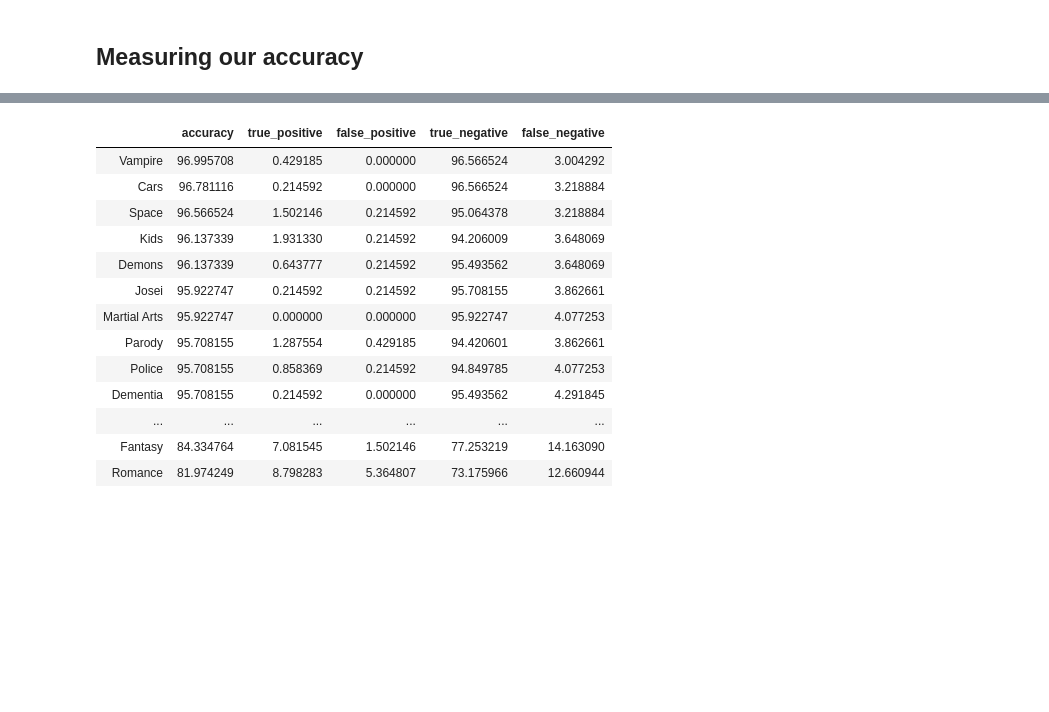
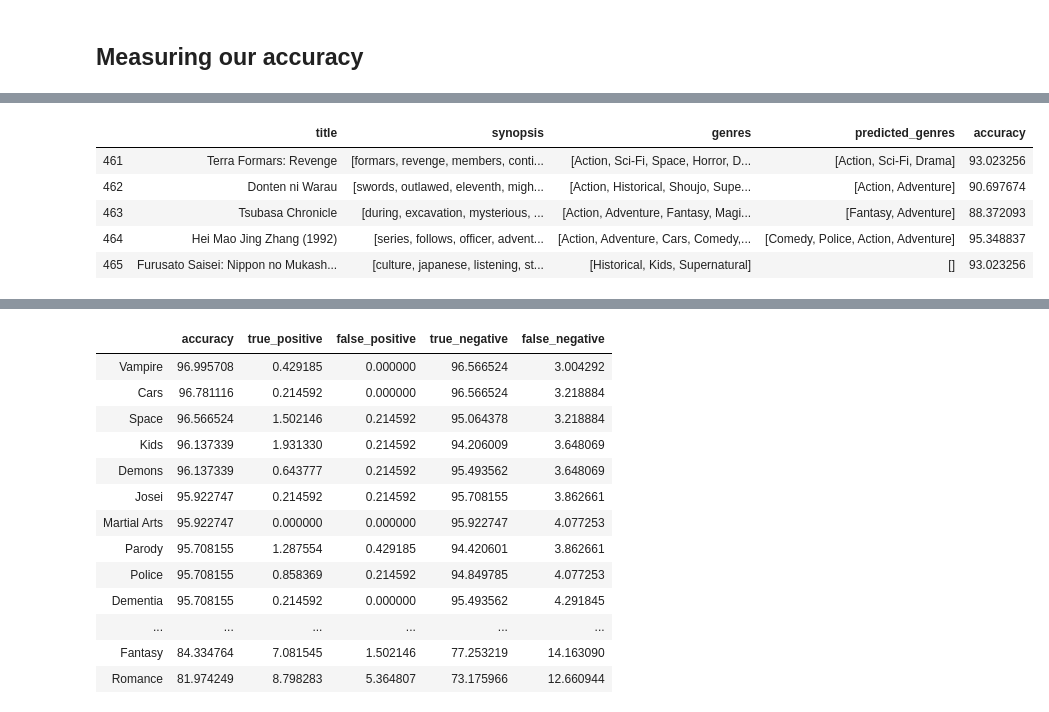
Before and after one commit to MaximeBastion/Anime_Classifier_Bayes, a Jupyter notebook: Anime_Classifier_Bayes.ipynb, the cells around one changed output, grey strips where cells are left out. Drawn from its saved outputs; the diff is of its cells as text; code cells hidden in the pictures; blank space fills up the shorter version.

```diff
--- a/Anime_Classifier_Bayes.ipynb
+++ b/Anime_Classifier_Bayes.ipynb
@@ -712,0 +691,17 @@ Ookamikakushi
+# %%
+# Adds the column "accuracy" to the df, specifying the accuracy (%) of the predicted genres
+# This accuracy is the percentage of genres predicted accurately (N_correct_boolean_values / len(genres))
+def compute_accuracy_per_anime(df):
+    predicted_col_names = [g + "_prediction_is_accurate" for g in genres]
+    # we sum the boolean values on each row, selecting all the columns relative to a genre's prediction status
+    df["accuracy"] = df[predicted_col_names].sum(axis = 1) / len(genres) * 100
+
+compute_accuracy_per_anime(t)
+t[["title", "synopsis", "genres", "predicted_genres", "accuracy"]].tail()
+# %% [output]
+|  | title | synopsis | genres | predicted_genres | accuracy |
+| 461 | Terra Formars: Revenge | [formars, revenge, members, conti... | [Action, Sci-Fi, Space, Horror, D... | [Action, Sci-Fi, Drama] | 93.023256 |
+| 462 | Donten ni Warau | [swords, outlawed, eleventh, migh... | [Action, Historical, Shoujo, Supe... | [Action, Adventure] | 90.697674 |
+| 463 | Tsubasa Chronicle | [during, excavation, mysterious, ... | [Action, Adventure, Fantasy, Magi... | [Fantasy, Adventure] | 88.372093 |
+| 464 | Hei Mao Jing Zhang (1992) | [series, follows, officer, advent... | [Action, Adventure, Cars, Comedy,... | [Comedy, Police, Action, Adventure] | 95.348837 |
+| 465 | Furusato Saisei: Nippon no Mukash... | [culture, japanese, listening, st... | [Historical, Kids, Supernatural] | [] | 93.023256 |
```
Also changed, not shown: parts of 21 cells of this notebook.
